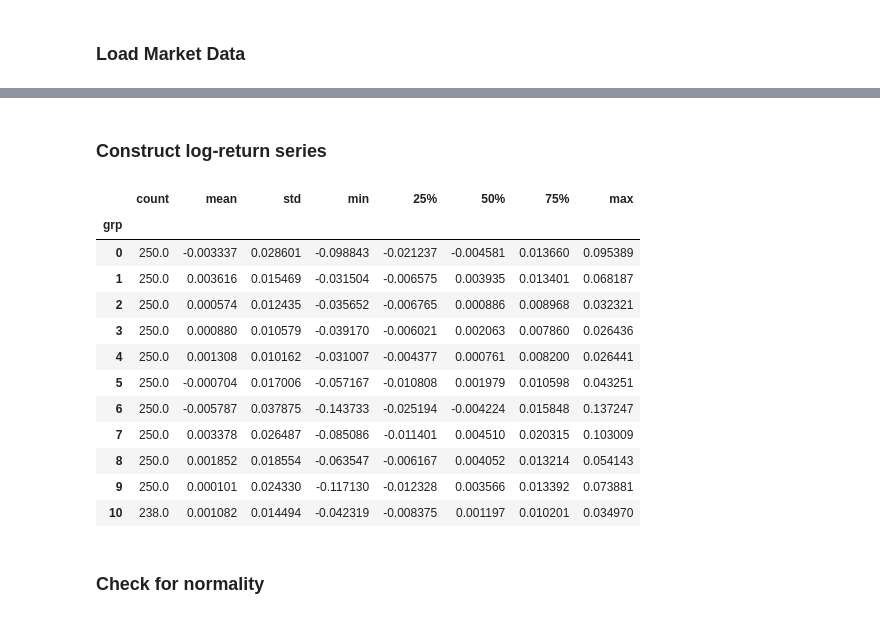
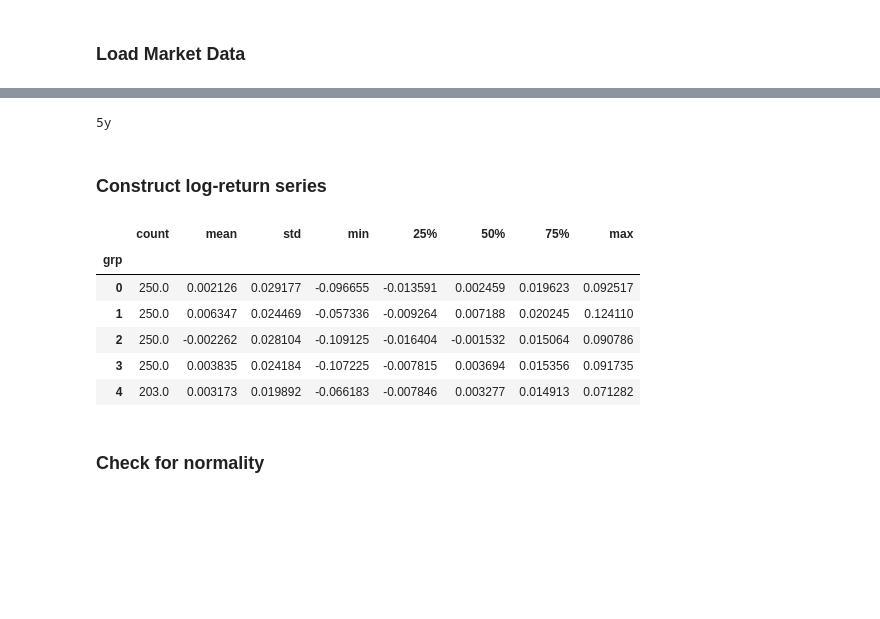
Before and after one commit to batua/quanto, a Jupyter notebook: notebooks/mlexamples/mixture_models/value_at_risk/var_gmm.ipynb, the cells around one changed output, grey strips where cells are left out. Cells and saved outputs as stored; diff of their text form; code cells hidden in the pictures; blank space fills up the shorter version.

```diff
--- a/notebooks/mlexamples/mixture_models/value_at_risk/var_gmm.ipynb
+++ b/notebooks/mlexamples/mixture_models/value_at_risk/var_gmm.ipynb
@@ -51,11 +63,12 @@ def gmm_mixture():
 - estimation window 750 days
 - holding period or risk horizon  1 day
 - backtesting window 50 days
+# %%
+# estimation window
+est_window = 250
+# risk horizon/holding period
+nday = 3
+start = pd.to_datetime('2013-01-01')
+end = pd.to_datetime('2017-12-31')
 # %% [markdown]
 ### Load Market Data
-# %%
-# load S&P 500 index data
-start = pd.to_datetime('2002-01-01')
-end = pd.to_datetime('2017-12-31')
-df_src = ds.DataReader('SPY', 'google', start, end)[['Close']]
-df_src.rename(columns={'Close': 'value'}, inplace=True);
@@ -90,37 +75,26 @@ dtype: float64
+# %%
+df_y = ds.DataReader('AAPL', 'iex', start, end)['close']
+# %% [output]
+5y
 # %% [markdown]
 ### Construct log-return series
 # %%
-# estimation window
-est_window = 250
-# risk horizon/holding period
-nday = 3
-#
-df = nday_return(df_src_, nday=nday, log=True).iloc[nday:]
-df.rename(columns={'value': 'logrtn'}, inplace=True)
-df['logrtn_lag'] = df['logrtn'].shift(periods=nday)
-df['rtn'] = nday_return(df_src_, nday=nday).iloc[nday:]
-df['level'] = df_src_['value'].iloc[nday:]
-
+df = pd.DataFrame({'level': df_y.iloc[nday:],
+                   'logrtn': nday_return(df_y, nday=nday, log=True).iloc[nday:]})
 N = df.shape[0]
 df['grp'] = list(map(lambda x: int(x/est_window)  - 1 * (x % est_window == 0), list(range(1, N + 1))))
-#df_grouped = df.groupby(df.index.year)
+##df_grouped = df.groupby(df.index.year)
 df_grouped = df.groupby('grp')
 nyear = df_grouped.ngroups
 df_grouped['logrtn'].describe()
 # %% [output]
 |  | count | mean | std | min | 25% | 50% | 75% | max |
 | grp |  |  |  |  |  |  |  |  |
-| 0 | 250.0 | -0.003337 | 0.028601 | -0.098843 | -0.021237 | -0.004581 | 0.013660 | 0.095389 |
-| 1 | 250.0 | 0.003616 | 0.015469 | -0.031504 | -0.006575 | 0.003935 | 0.013401 | 0.068187 |
-| 2 | 250.0 | 0.000574 | 0.012435 | -0.035652 | -0.006765 | 0.000886 | 0.008968 | 0.032321 |
-| 3 | 250.0 | 0.000880 | 0.010579 | -0.039170 | -0.006021 | 0.002063 | 0.007860 | 0.026436 |
-| 4 | 250.0 | 0.001308 | 0.010162 | -0.031007 | -0.004377 | 0.000761 | 0.008200 | 0.026441 |
-| 5 | 250.0 | -0.000704 | 0.017006 | -0.057167 | -0.010808 | 0.001979 | 0.010598 | 0.043251 |
-| 6 | 250.0 | -0.005787 | 0.037875 | -0.143733 | -0.025194 | -0.004224 | 0.015848 | 0.137247 |
-| 7 | 250.0 | 0.003378 | 0.026487 | -0.085086 | -0.011401 | 0.004510 | 0.020315 | 0.103009 |
-| 8 | 250.0 | 0.001852 | 0.018554 | -0.063547 | -0.006167 | 0.004052 | 0.013214 | 0.054143 |
-| 9 | 250.0 | 0.000101 | 0.024330 | -0.117130 | -0.012328 | 0.003566 | 0.013392 | 0.073881 |
-| 10 | 238.0 | 0.001082 | 0.014494 | -0.042319 | -0.008375 | 0.001197 | 0.010201 | 0.034970 |
+| 0 | 250.0 | 0.002126 | 0.029177 | -0.096655 | -0.013591 | 0.002459 | 0.019623 | 0.092517 |
+| 1 | 250.0 | 0.006347 | 0.024469 | -0.057336 | -0.009264 | 0.007188 | 0.020245 | 0.124110 |
+| 2 | 250.0 | -0.002262 | 0.028104 | -0.109125 | -0.016404 | -0.001532 | 0.015064 | 0.090786 |
+| 3 | 250.0 | 0.003835 | 0.024184 | -0.107225 | -0.007815 | 0.003694 | 0.015356 | 0.091735 |
+| 4 | 203.0 | 0.003173 | 0.019892 | -0.066183 | -0.007846 | 0.003277 | 0.014913 | 0.071282 |
 # %% [markdown]
 ### Check for normality
 # %% [markdown]
```
Also changed, not shown: parts of 14 cells of this notebook, 4 other files.
